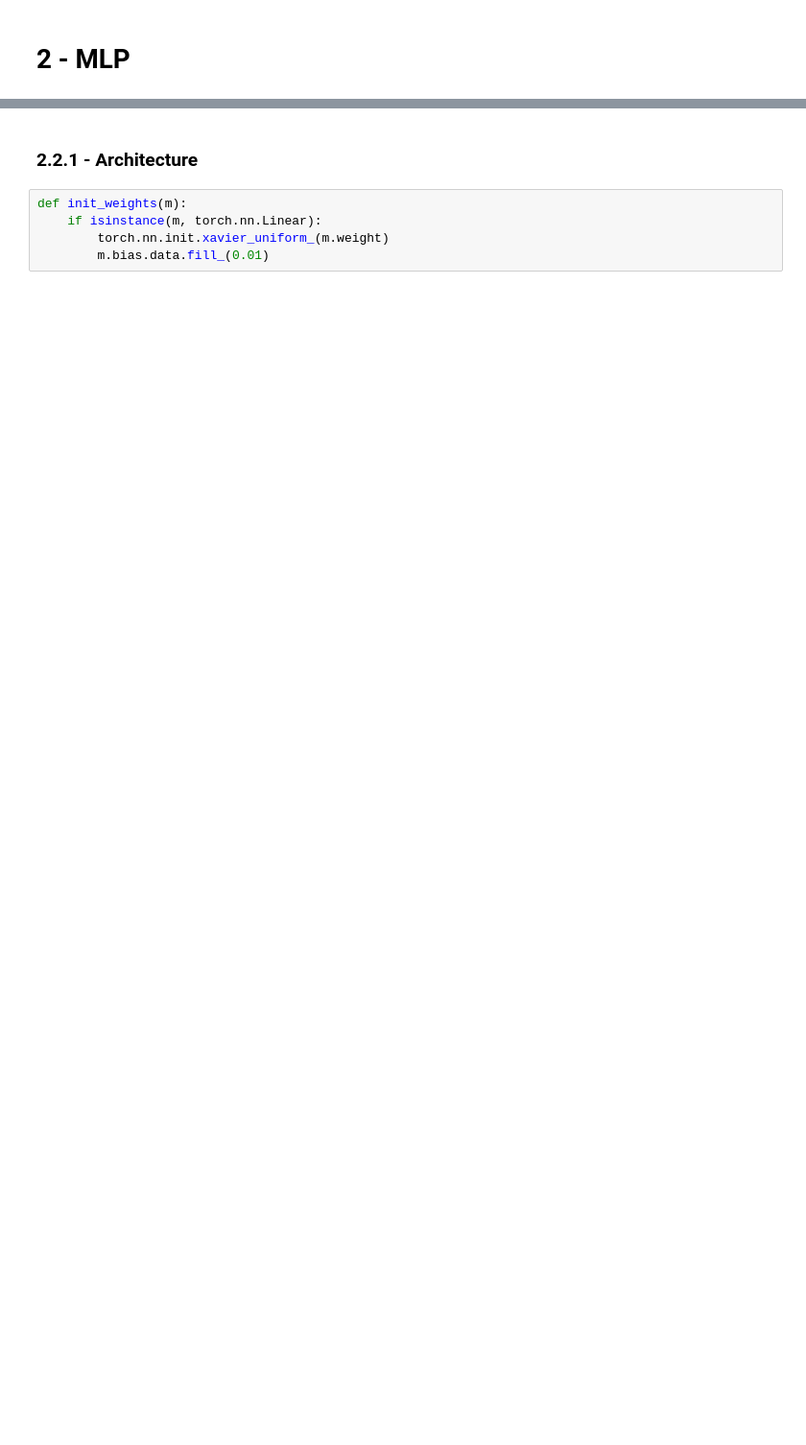
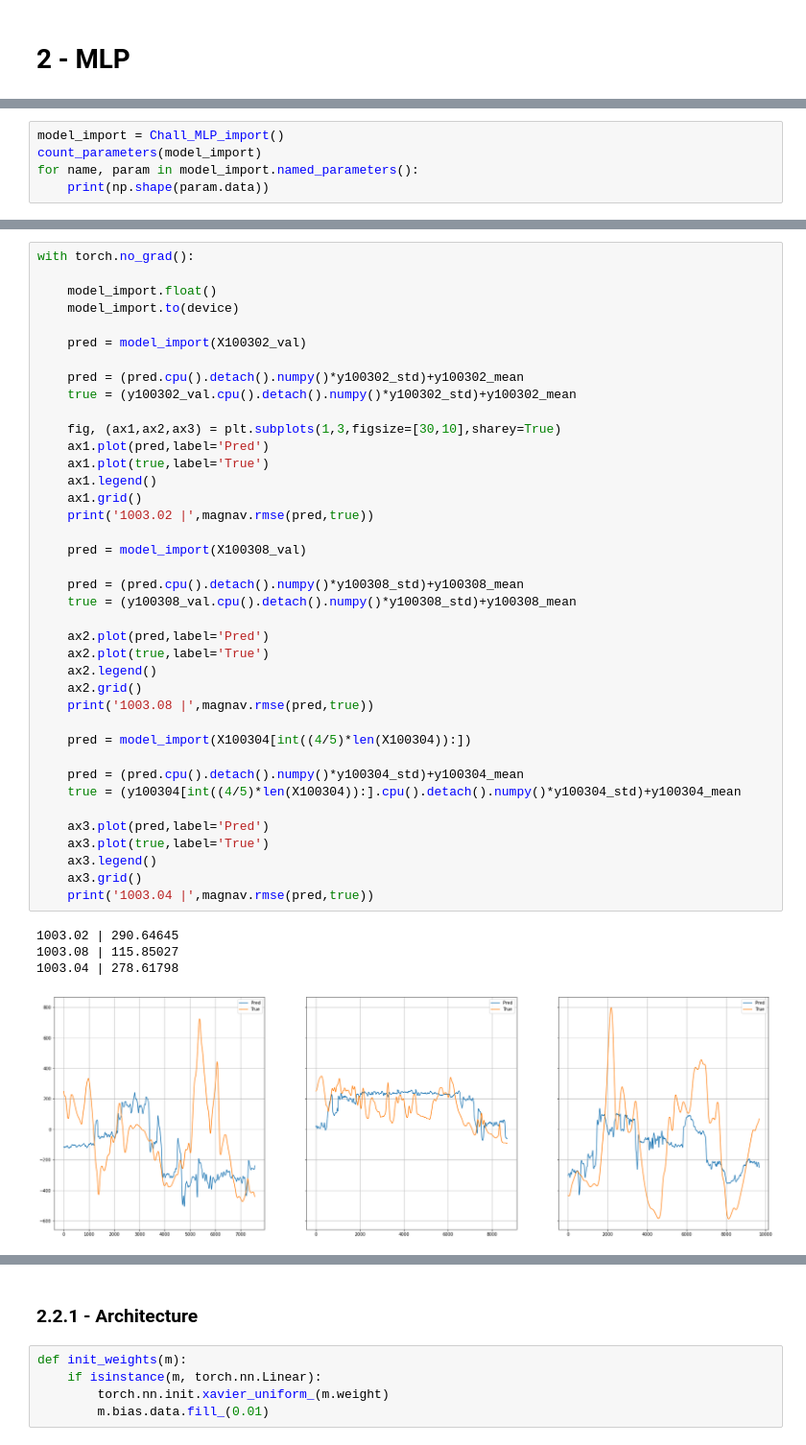
Before and after one commit to Naatyu/MagNav, a Jupyter notebook: notebooks/2 - Challenge solution model.ipynb, the cells around one changed output, grey strips where cells are left out. Shown at 96% size. Drawn from its saved outputs; the diff is of its cells as text; blank space fills up the shorter version.

```diff
--- a/notebooks/2 - Challenge solution model.ipynb
+++ b/notebooks/2 - Challenge solution model.ipynb
@@ -286,0 +341,5 @@ tensor([[ 1.1291,  1.1845,  1.1232,  ..., -0.1018, -0.5572, -0.2553],
+# %%
+model_import = Chall_MLP_import()
+count_parameters(model_import)
+for name, param in model_import.named_parameters():
+    print(np.shape(param.data))
@@ -287 +384,45 @@ tensor([[ 1.1291,  1.1845,  1.1232,  ..., -0.1018, -0.5572, -0.2553],
+# %%
+with torch.no_grad():
+
+    model_import.float()
+    model_import.to(device)
+
+    pred = model_import(X100302_val)
+
+    pred = (pred.cpu().detach().numpy()*y100302_std)+y100302_mean
+    true = (y100302_val.cpu().detach().numpy()*y100302_std)+y100302_mean
+
+    fig, (ax1,ax2,ax3) = plt.subplots(1,3,figsize=[30,10],sharey=True)
+    ax1.plot(pred,label='Pred')
+    ax1.plot(true,label='True')
+    ax1.legend()
+    ax1.grid()
+    print('1003.02 |',magnav.rmse(pred,true))
+
+    pred = model_import(X100308_val)
+
+    pred = (pred.cpu().detach().numpy()*y100308_std)+y100308_mean
+    true = (y100308_val.cpu().detach().numpy()*y100308_std)+y100308_mean
+
+    ax2.plot(pred,label='Pred')
+    ax2.plot(true,label='True')
+    ax2.legend()
+    ax2.grid()
+    print('1003.08 |',magnav.rmse(pred,true))
+
+    pred = model_import(X100304[int((4/5)*len(X100304)):])
+
+    pred = (pred.cpu().detach().numpy()*y100304_std)+y100304_mean
+    true = (y100304[int((4/5)*len(X100304)):].cpu().detach().numpy()*y100304_std)+y100304_mean
+
+    ax3.plot(pred,label='Pred')
+    ax3.plot(true,label='True')
+    ax3.legend()
+    ax3.grid()
+    print('1003.04 |',magnav.rmse(pred,true))
+# %% [output]
+1003.02 | 290.64645
+1003.08 | 115.85027
+1003.04 | 278.61798
+[figure, added]
 # %% [markdown]
```
Also changed, not shown: parts of 18 cells of this notebook, 24 other files.
